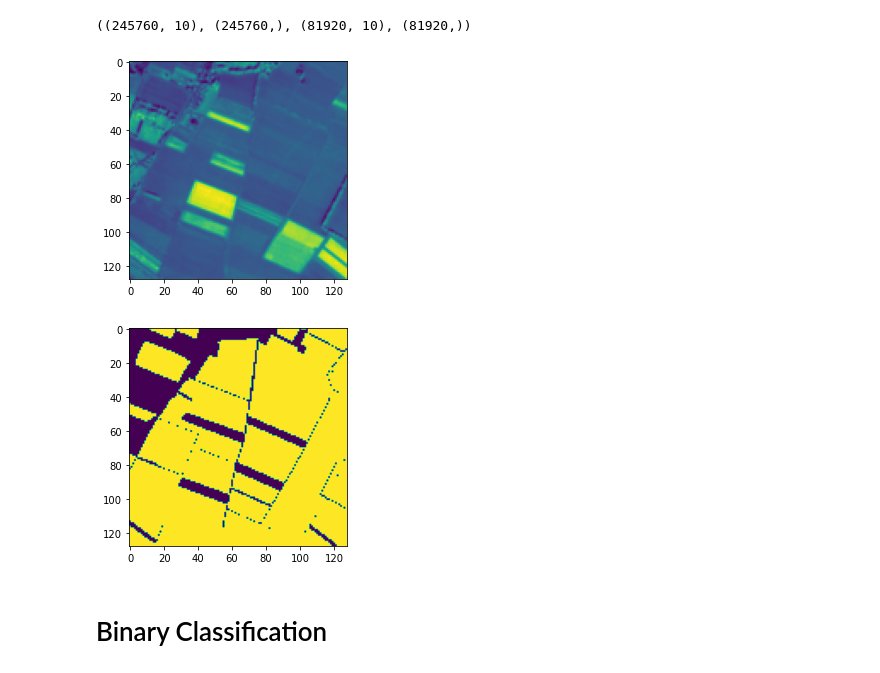
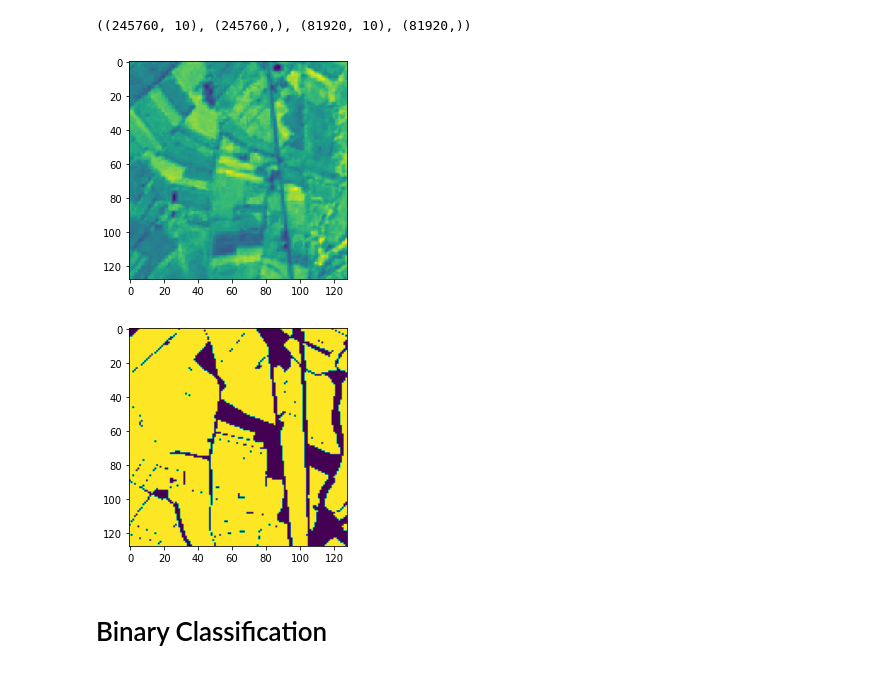
Before and after one commit to ankitkariryaa/Satellite-Image-Processing-and-Analysis-in-the-Big-Data-Era, a Jupyter notebook: week2/ClassificationOnPastis.ipynb, the cells around one changed output. Drawn from its saved outputs; the diff is of its cells as text; code cells hidden in the pictures.

```diff
--- a/week2/ClassificationOnPastis.ipynb
+++ b/week2/ClassificationOnPastis.ipynb
@@ -67,9 +83,13 @@ class PASTISSegmentation:
 # %%
-base_path = "/home/ankit/Teaching/SatelliteImageProcessing/HM2"
-p_train = PASTISSegmentation(f"{base_path}/data/images/", f"{base_path}/data/annotations/", split="train", binary_labels=True)
-p_test = PASTISSegmentation(f"{base_path}/data/images/",f"{base_path}/data/annotations/", split="test", binary_labels=True)
+base_path = "../" # You may need to redefine this variable. ".." refers to the parent folder of the present working directory.
+images = os.path.join(base_path, "data", "images/")
+annotations = os.path.join(base_path, "data", "annotations/")
+p_train = PASTISSegmentation(images, annotations, split="train", median_of_days=True, binary_labels=True)
+p_val = PASTISSegmentation(images, annotations, split="train", median_of_days=True, binary_labels=True)
+p_test = PASTISSegmentation(images, annotations, split="test", median_of_days=True, binary_labels=True)
 
 X_train, y_train = p_train.pixelwise()
+X_val, y_val = p_test.pixelwise()
 X_test, y_test = p_test.pixelwise()
 # %%
 # Instead of images, we focus on the individual pixels. For each pixel, we have 10 features and a class (in y).
@@ -77,17 +97,17 @@ X_train.shape, y_train.shape, X_test.shape, y_test.shape,
 # %% [output]
 ((245760, 10), (245760,), (81920, 10), (81920,))
 # %%
-imd = 2
-# Show the 7th band of the third image
+imd = 1
+# Show the 7th band of the second image
 plt.imshow(p_train.X[imd, 6])
 plt.show()
 
-# Show the labels for third image
+# Show the labels for second image
 plt.imshow(p_train.y[imd])
 plt.show()
 # %% [output]
-[figure, old version]
+[figure, new version]
-[figure, old version]
+[figure, new version]
 # %% [markdown]
 # Binary Classification
 # %%
```
Also changed, not shown: parts of 17 cells of this notebook, 2 other files.
